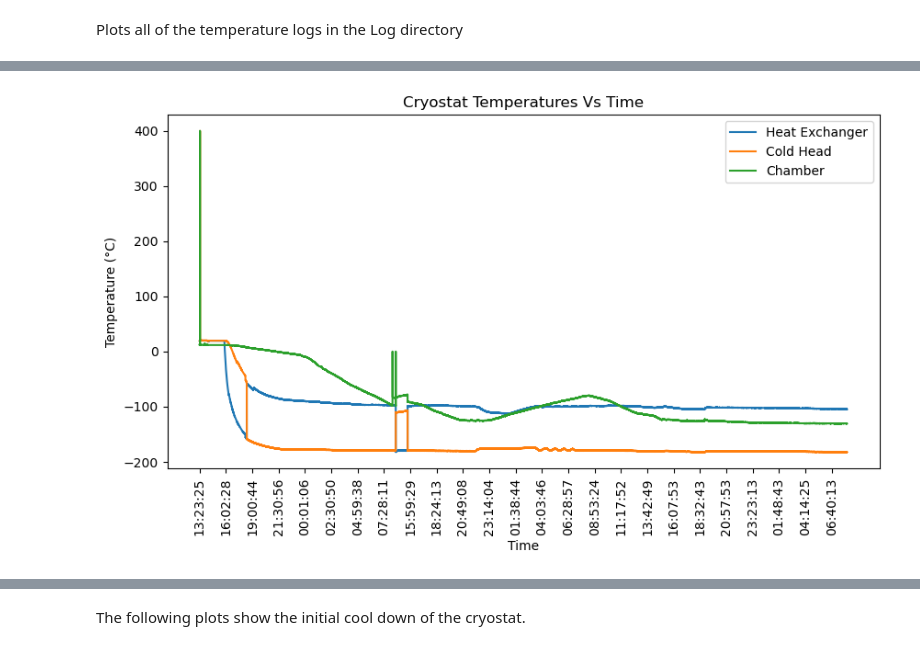
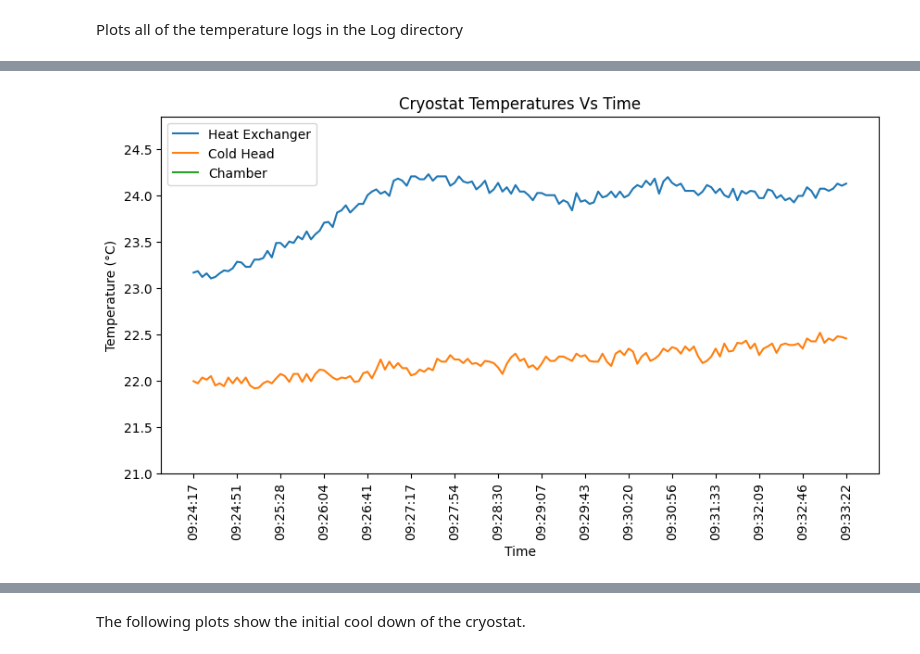
Before and after one commit to Zepeng/SlowControl-Probe, a Jupyter notebook: data ploting.ipynb, the cells around one changed output, grey strips where cells are left out. Drawn from its saved outputs; the diff is of its cells as text; code cells hidden in the pictures.

Commit message:
Add files via upload
updated plot

```diff
--- a/data ploting.ipynb
+++ b/data ploting.ipynb
@@ -60,6 +60,7 @@ def p_plot(x_data,y_data,title,lables,tics):
     plt.figure(figsize=(10, 5))
     for i in range(len(y_data)):
         plt.plot(x_data,y_data[i],label=lables[i])
+    plt.ylim(21)
     plt.title(title)
     plt.xlabel("Time")
     plt.ylabel("Temperature (\u00b0C)")
@@ -71,5 +72,6 @@ Get the current directory and lists all the files inside it. Can be changed to f
 # %%
 ROOT_DIR = os.path.realpath(os.path.join(os.path.dirname("data ploting.ipynb")))
 dir_list = os.listdir(ROOT_DIR+"/Logs/")
+dir_list.sort()
 print(dir_list)
 # %% [output]
@@ -79,14 +89,14 @@ Plots all of the temperature logs in the Log directory
 # %%
 Time_data=[]
 HeatEx_data=[]
 ColdHead_data=[]
 Chamber_data=[]
 t=[]
 target_dir=ROOT_DIR+"/Logs/"
 lin_names=["Heat Exchanger","Cold Head","Chamber"]
 title="Cryostat Temperatures Vs Time"
-data_read_2(target_dir,dir_list,[Time_data,HeatEx_data,ColdHead_data,Chamber_data,t])
-tics=get_tics(Time_data,5000)
+data_read_2(target_dir,dir_list[-1:],[Time_data,HeatEx_data,ColdHead_data,Chamber_data,t])
+tics=get_tics(Time_data,10)
 p_plot(t[0],[HeatEx_data,ColdHead_data,Chamber_data],title,lin_names,tics)
 # %% [output]
-[figure, old version]
+[figure, new version]
```
Also changed, not shown: parts of 4 cells of this notebook.
